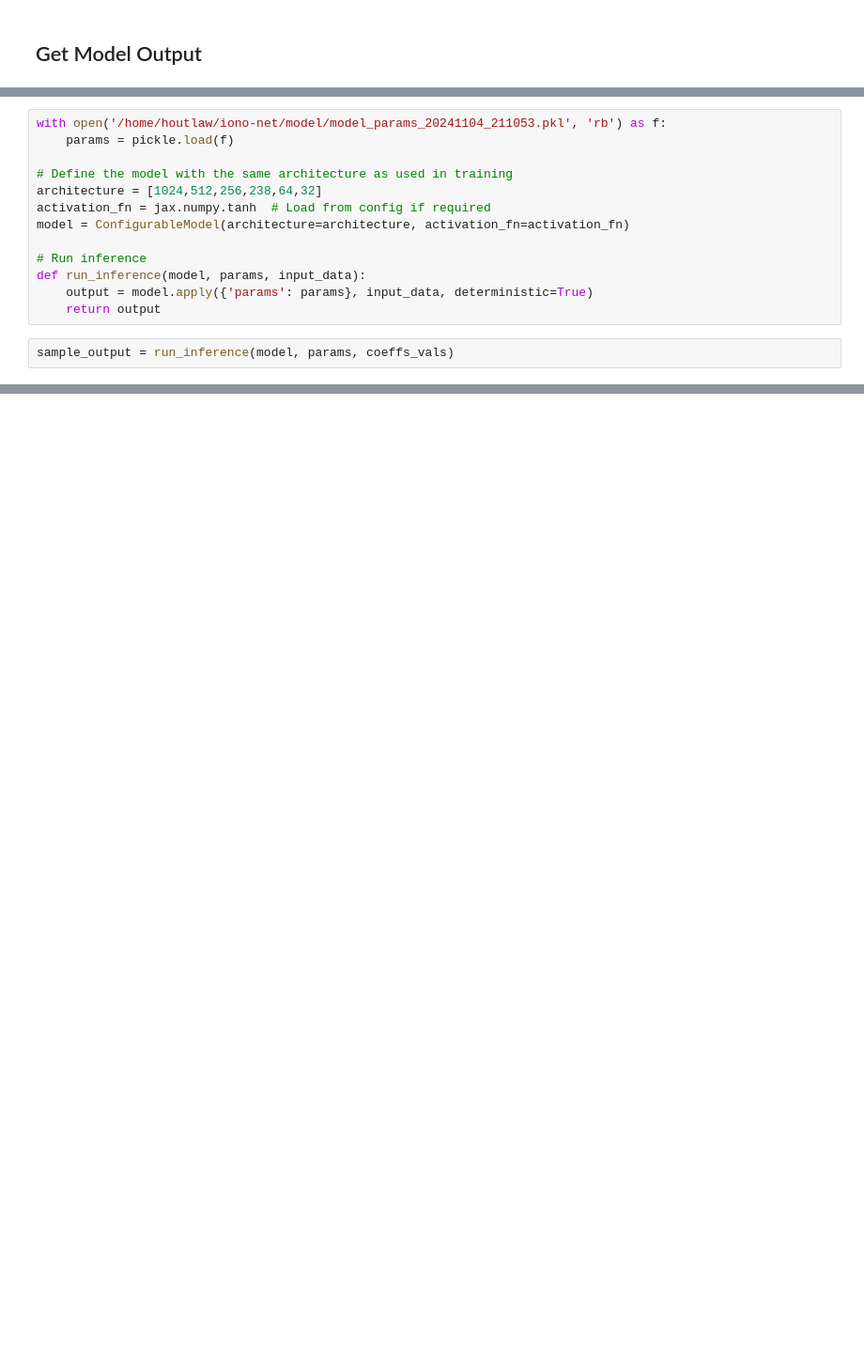
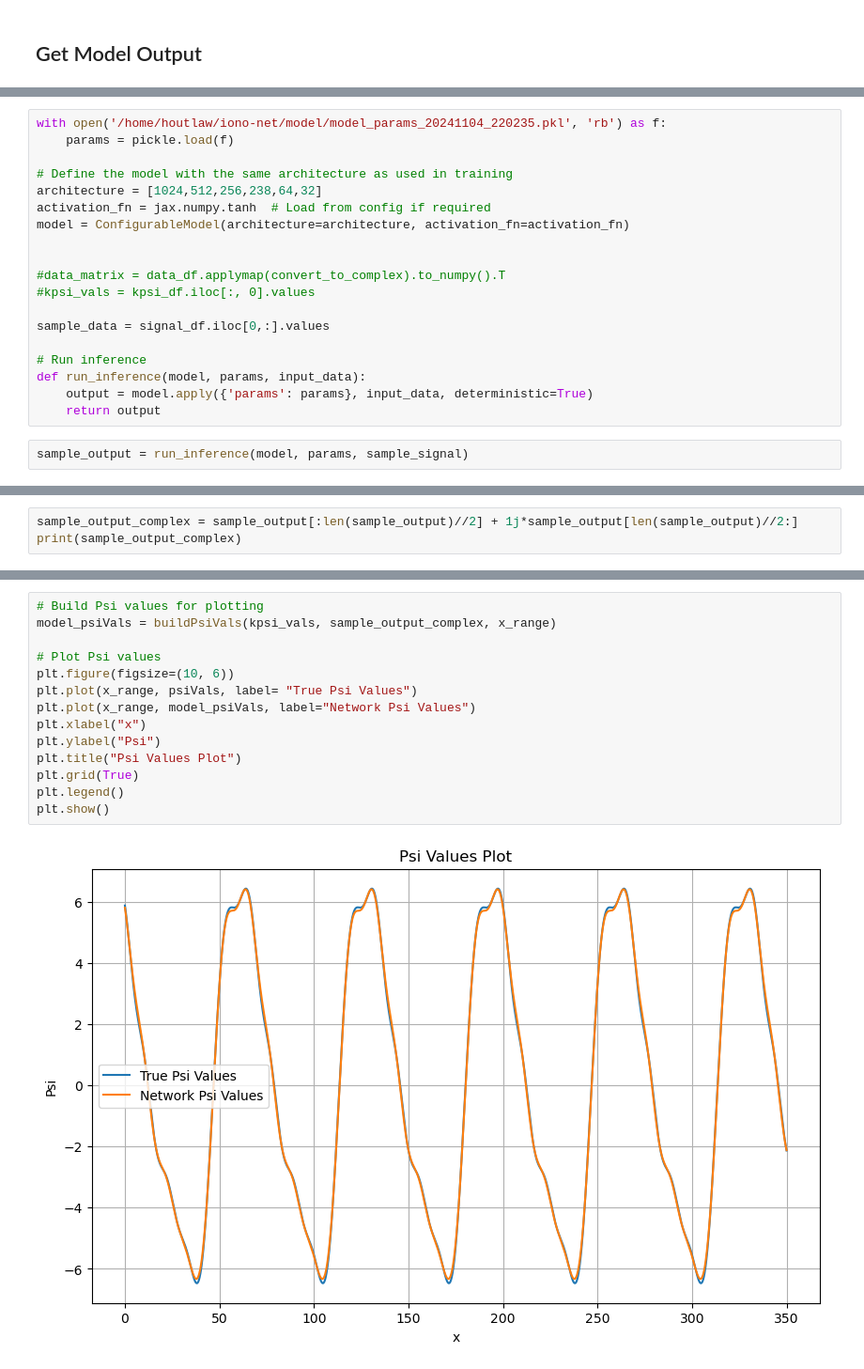
Before and after one commit to outlawhayden/iono-net, a Jupyter notebook: model/examine_psi_vals.ipynb, the cells around one changed output, grey strips where cells are left out. Shown at 94% size. Saved outputs shown, nothing was run; the diff lists cells and outputs as text; blank space fills up the shorter version.

```diff
--- a/model/examine_psi_vals.ipynb
+++ b/model/examine_psi_vals.ipynb
@@ -68,5 +114,5 @@ plt.show()
 # %%
-with open('/home/houtlaw/iono-net/model/model_params_20241104_211053.pkl', 'rb') as f:
+with open('/home/houtlaw/iono-net/model/model_params_20241104_220235.pkl', 'rb') as f:
     params = pickle.load(f)
 
 # Define the model with the same architecture as used in training
@@ -74,10 +120,16 @@ architecture = [1024,512,256,238,64,32]
 activation_fn = jax.numpy.tanh  # Load from config if required
 model = ConfigurableModel(architecture=architecture, activation_fn=activation_fn)
 
+
+#data_matrix = data_df.applymap(convert_to_complex).to_numpy().T
+#kpsi_vals = kpsi_df.iloc[:, 0].values
+
+sample_data = signal_df.iloc[0,:].values
+
 # Run inference
 def run_inference(model, params, input_data):
     output = model.apply({'params': params}, input_data, deterministic=True)
     return output
 # %%
-sample_output = run_inference(model, params, coeffs_vals)
+sample_output = run_inference(model, params, sample_signal)
 # %% [output]
@@ -84,0 +142,3 @@ ScopeParamShapeError: Initializer expected to generate shape (2882, 1024) but go
+# %%
+sample_output_complex = sample_output[:len(sample_output)//2] + 1j*sample_output[len(sample_output)//2:]
+print(sample_output_complex)
@@ -84,0 +148,16 @@ ScopeParamShapeError: Initializer expected to generate shape (2882, 1024) but go
+# %%
+# Build Psi values for plotting
+model_psiVals = buildPsiVals(kpsi_vals, sample_output_complex, x_range)
+
+# Plot Psi values
+plt.figure(figsize=(10, 6))
+plt.plot(x_range, psiVals, label= "True Psi Values")
+plt.plot(x_range, model_psiVals, label="Network Psi Values")
+plt.xlabel("x")
+plt.ylabel("Psi")
+plt.title("Psi Values Plot")
+plt.grid(True)
+plt.legend()
+plt.show()
+# %% [output]
+[figure, added]
```
Also changed, not shown: parts of 10 cells of this notebook, 13 other files.
